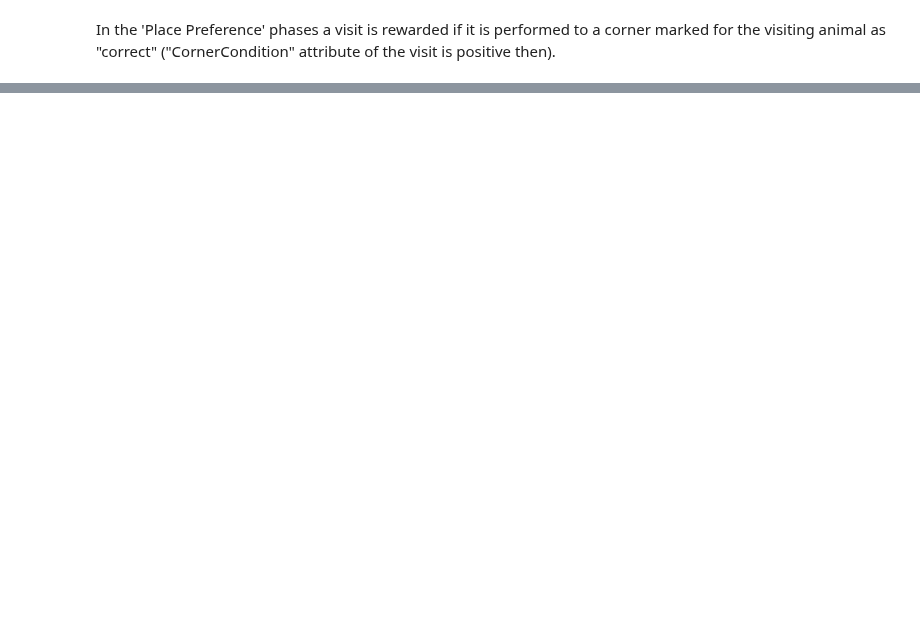
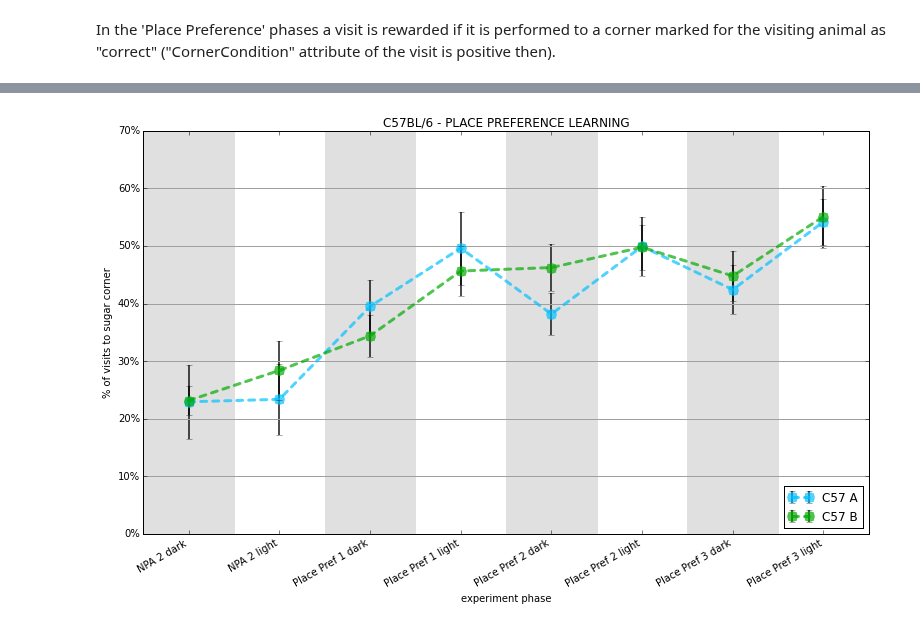
Before and after one commit to Neuroinflab/PyMICE, a Jupyter notebook: tutorial/python2/Tutorial - plot replication.ipynb, the cells around one changed output, grey strips where cells are left out. Drawn from its saved outputs; the diff is of its cells as text; code cells hidden in the pictures; blank space fills up the shorter version.

Commit message:
Plot replication tutorial for Python 2 refactored

```diff
--- a/tutorial/python2/Tutorial - plot replication.ipynb
+++ b/tutorial/python2/Tutorial - plot replication.ipynb
@@ -42,0 +57,8 @@ presences ok
+# %%
+import numpy as np
+
+def getGroupPerformanceArray(groupName):
+    group = data.getGroup(groupName)
+    performance = [getPerformanceCurve(mouse) \
+                   for mouse in group.Animals]
+    return np.ma.masked_invalid(performance)
@@ -104,7 +84,0 @@ For every defined group of mice we create an array of fractions (with mice in ro
-# %%
-rewardedVisitsArray = {}
-for groupName in mm.getGroup():
-    group = mm.getGroup(groupName)
-    mice = map(unicode, group.Animals)
-    miceFractions = [rewardedVisitsFractions[mouse] for mouse in mice]
-    rewardedVisitsArray[groupName] = np.ma.masked_invalid(miceFractions)
@@ -110,0 +123,13 @@ for groupName in mm.getGroup():
+# %%
+def plotAverages(ax, x, ys, color, label):
+    mean = ys.mean(axis=0)
+    sem = ys.std(axis=0) / np.sqrt(np.logical_not(ys.mask).sum(axis=0))
+
+    ax.errorbar(x, mean * 100, yerr=sem * 100,
+                color=color, markeredgecolor=color,
+                label=label,
+                linewidth=3, linestyle='--',
+                elinewidth=2, ecolor="black",
+                marker='o', markersize=10,
+                dash_capstyle='round',
+                alpha=0.69)
@@ -111 +180,7 @@ for groupName in mm.getGroup():
+# %%
+def getTimeBounds(phases):
+    return mpd.date2num(timeline.getTime(phases))
+
+def getPhaseMidtime(phase):
+    return getTimeBounds(phase).mean()
 # %% [markdown]
@@ -171,0 +192,13 @@ plt.show()
+# %%
+%matplotlib inline
+
+with DecoratedAxes() as ax:
+    ax.xaxis.set_major_formatter(timeline)
+    for groupName, color in [('C57 A', '#00c0ff'),
+                             ('C57 B', '#00aa00'),]:
+        plotAverages(ax, map(getPhaseMidtime, PHASES),
+                         getGroupPerformanceArray(groupName),
+                         color, groupName)
+#plt.show()
+# %% [output]
+[figure, added]
```
Also changed, not shown: parts of 27 cells of this notebook.
